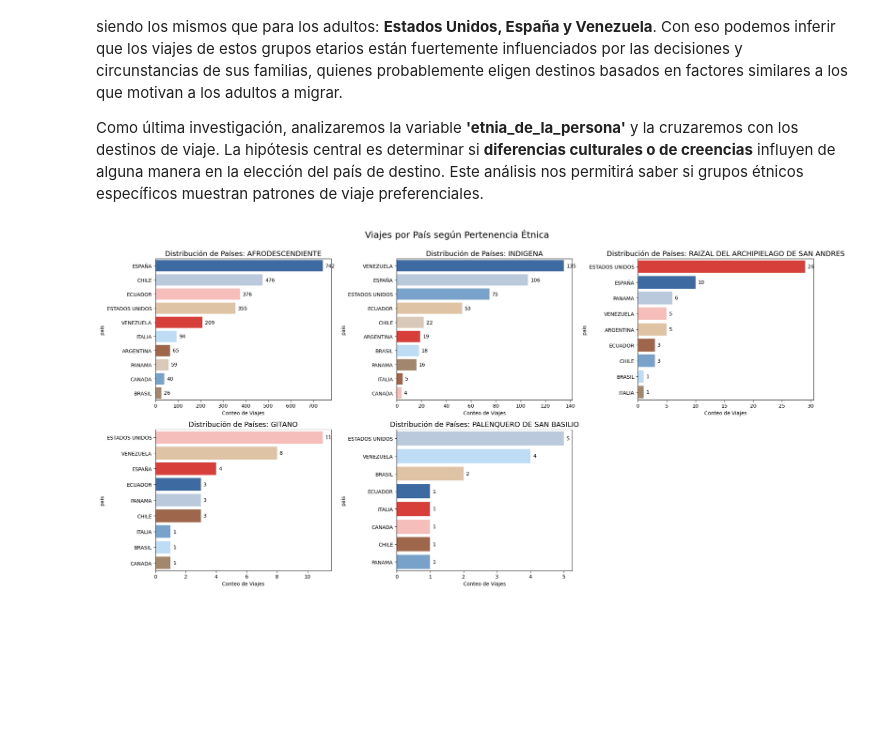
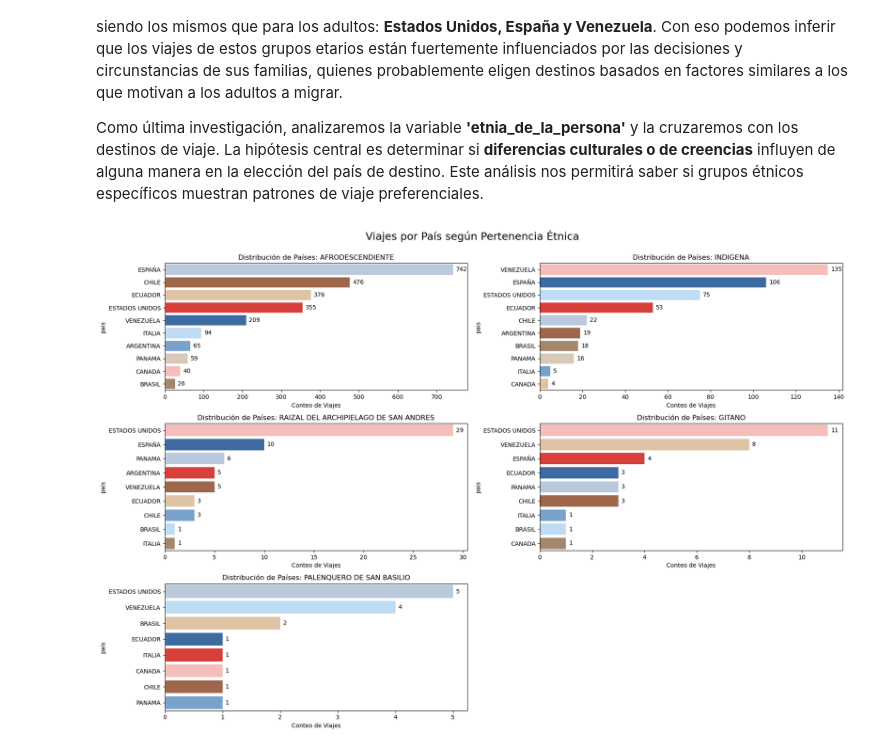
Before and after one commit to AlejandroSegura24/Colombians-migration-data-analysis, a Jupyter notebook: Notebooks/EDA colombians migration.ipynb, the cells around one changed output. Saved outputs shown, nothing was run; the diff lists cells and outputs as text; code cells hidden in the pictures; blank space fills up the shorter version.

```diff
--- a/Notebooks/EDA colombians migration.ipynb
+++ b/Notebooks/EDA colombians migration.ipynb
@@ -390,0 +399,17 @@ Para responder a esta hipótesis, el siguiente paso será analizar la columna **
+# %%
+grupos_edad = ['ADULTOS', 'ADULTOS MAYORES', 'ADULTOS JOVENES', 'ADOLESCENCIA', 'INFANCIA', 'PRIMERA INFANCIA']
+
+fig, axs = plt.subplots(2, 3, figsize=(15, 10))
+axs = axs.flatten()
+
+for i, grupo in enumerate(grupos_edad):
+    data_grupo_edad = df_processing[df_processing['grupo_edad'] == grupo]
+    sns.boxplot(data=data_grupo_edad, x='edad_anios', ax=axs[i], color='#6BA3D6FF')
+
+    axs[i].set_title(f'Distribución de {grupo}', fontsize=12)
+    axs[i].set_xlabel('Años de edad')
+    axs[i].set_ylabel('Frecuencia')
+
+plt.suptitle(f'Distribución Comparativa de la edad por Grupo Etario', fontsize=16)
+plt.tight_layout()
+plt.show()
@@ -500,10 +540,15 @@ conteos_sin_formacion = data_adultos_sin_formacion_profesional['cantidad_de_pers
 fig, ax = plt.subplots(1, 2, figsize=(15, 5))
 barras_1 = ax[0].bar(conteos_formacion.index, conteos_formacion.values, color=palette_custom)
 ax[0].bar_label(barras_1, fmt='%d', padding=3, fontsize= 12)
+ax[0].set_title('Grupo de personas con formación')
+ax[0].set_xlabel('Cantidad de personas')
 
 barras_2 = ax[1].bar(conteos_sin_formacion.index, conteos_sin_formacion.values, color=palette_custom)
 ax[1].bar_label(barras_2, fmt='%d', padding=3)
+ax[1].set_title('Grupo de personas sin formación')
+ax[1].set_xlabel('Cantidad de personas')
 
+plt.suptitle('Cantidad de personas que viajan juntas con/sin formación', fontsize=16, y=1.02)
 plt.tight_layout()
 plt.show()
 # %% [output]
@@ -535,8 +580,10 @@ grupo_edad_menores = df_processing[df_processing['grupo_edad'].isin(['PRIMERA IN
 top_10_paises_menores = grupo_edad_menores['pais'].value_counts().head(10).index
 data_grupo_menores = grupo_edad_menores[grupo_edad_menores['pais'].isin(top_10_paises_menores)]
 
+palette = ajustar_palette(data_grupo_menores, 'pais', palette_custom)
+
 fig = plt.figure(figsize=(10,10))
-g = sns.catplot(data = data_grupo_menores, y = 'pais', kind='count', col= 'grupo_edad', hue = 'pais',palette=palette_custom[:10])
+g = sns.catplot(data = data_grupo_menores, y = 'pais', kind='count', col= 'grupo_edad', hue = 'pais',palette=palette)
 
 g.fig.suptitle("Distribución de Viajes por País: Grupos de Edad Menores", fontsize=16)
 g.set_axis_labels(x_var="Número de Viajes (Conteo)", y_var="País de Destino")
@@ -556,28 +603,29 @@ Vemos como no hay gran diferencia en los destinos preferidos por los grupos etar
 
 Como última investigación, analizaremos la variable **'etnia_de_la_persona'** y la cruzaremos con los destinos de viaje. La hipótesis central es determinar si **diferencias culturales o de creencias** influyen de alguna manera en la elección del país de destino. Este análisis nos permitirá saber si grupos étnicos específicos muestran patrones de viaje preferenciales.
 # %%
-etnias = df_processing[df_processing['etnia_de_la_persona'].isin(['AFRODESCENDIENTE', 'INDIGENA', 'RAIZAL DEL ARCHIPIELAGO DE SAN ANDRES', 'GITANO', 'PALENQUERO DE SAN BASILIO'])]
-top_10_paises_etnias = etnias['pais'].value_counts().head(10).index
-data_etnia_de_la_persona = etnias[etnias['pais'].isin(top_10_paises_etnias)]
+etnias_seleccionadas = df_processing[df_processing['etnia_de_la_persona'].isin(['AFRODESCENDIENTE', 'INDIGENA', 'RAIZAL DEL ARCHIPIELAGO DE SAN ANDRES', 'GITANO', 'PALENQUERO DE SAN BASILIO'])]
+top_10_paises_etnias = etnias_seleccionadas['pais'].value_counts().head(10).index
+data_etnia_de_la_persona = etnias_seleccionadas[etnias_seleccionadas['pais'].isin(top_10_paises_etnias)]
 
-etniass = ['AFRODESCENDIENTE', 'INDIGENA', 'RAIZAL DEL ARCHIPIELAGO DE SAN ANDRES', 'GITANO', 'PALENQUERO DE SAN BASILIO']
-fig, ax = plt.subplots(2, 3, figsize=(20, 10))
+etnias = ['AFRODESCENDIENTE', 'INDIGENA', 'RAIZAL DEL ARCHIPIELAGO DE SAN ANDRES', 'GITANO', 'PALENQUERO DE SAN BASILIO']
 
-for etnia, current_ax in zip(etniass, ax.flatten()):
+fig, ax = plt.subplots(3, 2, figsize=(18, 12))
+for etnia, current_ax in zip(etnias, ax.flatten()):
 
     subset = data_etnia_de_la_persona[data_etnia_de_la_persona['etnia_de_la_persona'] == etnia]
-    sns.countplot(data=subset, y='pais', ax=current_ax, order=subset['pais'].value_counts().index, palette=palette_custom, hue ='pais')
+    palettes = ajustar_palette(subset, 'pais', palette_custom)
+
+    sns.countplot(data=subset, y='pais', ax=current_ax, order=subset['pais'].value_counts().index, palette=palettes, hue ='pais')
 
     for container in current_ax.containers:
         current_ax.bar_label(container, fmt='%d', padding=5, fontsize=10)
 
-    current_ax.set_title(f"Distribución de Países: {etnia}", fontsize=14)
+    current_ax.set_title(f"Distribución de Países: {etnia}", fontsize=12)
     current_ax.set_xlabel("Conteo de Viajes")
 
 ax.flatten()[-1].set_visible(False)
-
 plt.suptitle("Viajes por País según Pertenencia Étnica", fontsize=18, y=1.0)
 plt.tight_layout()
 plt.show()
 # %% [output]
-[figure, old version]
+[figure, new version]
```
Also changed, not shown: parts of 16 cells of this notebook, 1 other file.
